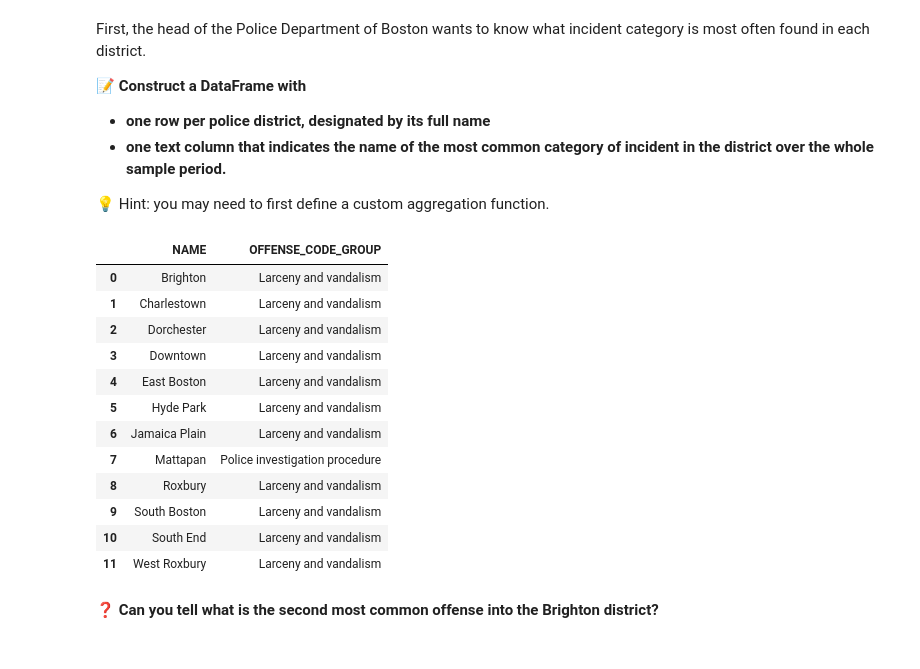
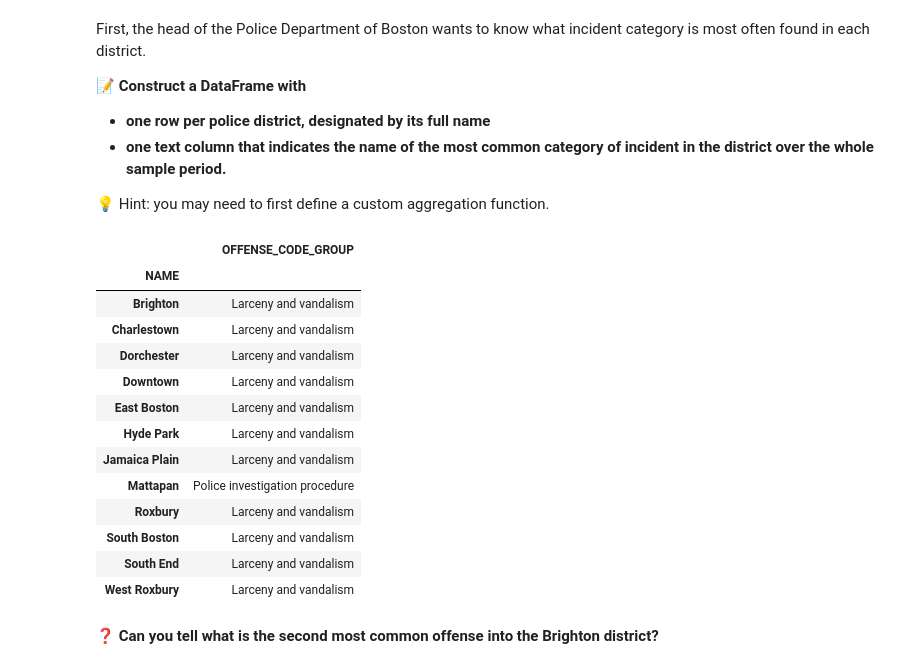
Before and after one commit to JulienDoma/data-certification-exam, a Jupyter notebook: decision_science/boston_crimes.ipynb, the cells around one changed output. Drawn from its saved outputs; the diff is of its cells as text; code cells hidden in the pictures.

```diff
--- a/decision_science/boston_crimes.ipynb
+++ b/decision_science/boston_crimes.ipynb
@@ -465,31 +465,33 @@ First, the head of the Police Department of Boston wants to know what incident c
 # %%
 # YOUR CODE HERE
 
-# First Group by to get sorted values for each district
+# First Group by to get counted and sorted incident values for each district
 df_agg = data.groupby(['NAME','OFFENSE_CODE_GROUP'])\
                 .agg(['count'])['INCIDENT_NUMBER']\
                 .groupby('NAME', group_keys=False)\
                 .apply(lambda x: x.sort_values(by='count', ascending=False))
 
 # Reset index to pass Index as Columns
 df_agg.reset_index(inplace=True)
 
 # Group by another time to keep only first values for each district
-df_agg.groupby(['NAME']).head(1).reset_index().drop(columns=['index','count'])
+result_most_commons = df_agg.groupby(['NAME']).head(1).set_index('NAME').drop(columns=['count'])
+result_most_commons
 # %% [output]
-|  | NAME | OFFENSE_CODE_GROUP |
-| 0 | Brighton | Larceny and vandalism |
-| 1 | Charlestown | Larceny and vandalism |
-| 2 | Dorchester | Larceny and vandalism |
-| 3 | Downtown | Larceny and vandalism |
-| 4 | East Boston | Larceny and vandalism |
-| 5 | Hyde Park | Larceny and vandalism |
-| 6 | Jamaica Plain | Larceny and vandalism |
-| 7 | Mattapan | Police investigation procedure |
-| 8 | Roxbury | Larceny and vandalism |
-| 9 | South Boston | Larceny and vandalism |
-| 10 | South End | Larceny and vandalism |
-| 11 | West Roxbury | Larceny and vandalism |
+|  | OFFENSE_CODE_GROUP |
+| NAME |  |
+| Brighton | Larceny and vandalism |
+| Charlestown | Larceny and vandalism |
+| Dorchester | Larceny and vandalism |
+| Downtown | Larceny and vandalism |
+| East Boston | Larceny and vandalism |
+| Hyde Park | Larceny and vandalism |
+| Jamaica Plain | Larceny and vandalism |
+| Mattapan | Police investigation procedure |
+| Roxbury | Larceny and vandalism |
+| South Boston | Larceny and vandalism |
+| South End | Larceny and vandalism |
+| West Roxbury | Larceny and vandalism |
 # %% [markdown]
 **❓ Can you tell what is the second most common offense into the Brighton district?**
 # %%
```
Also changed, not shown: parts of 6 cells of this notebook, 3 other files.
